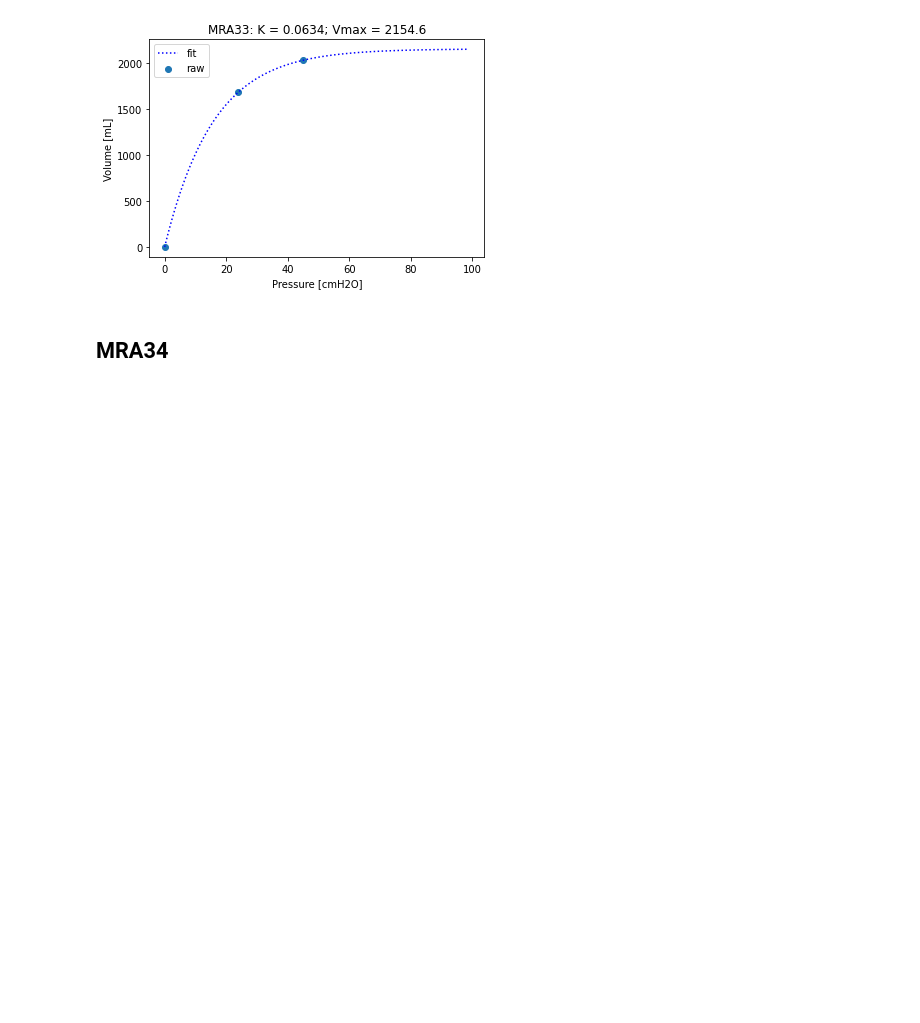
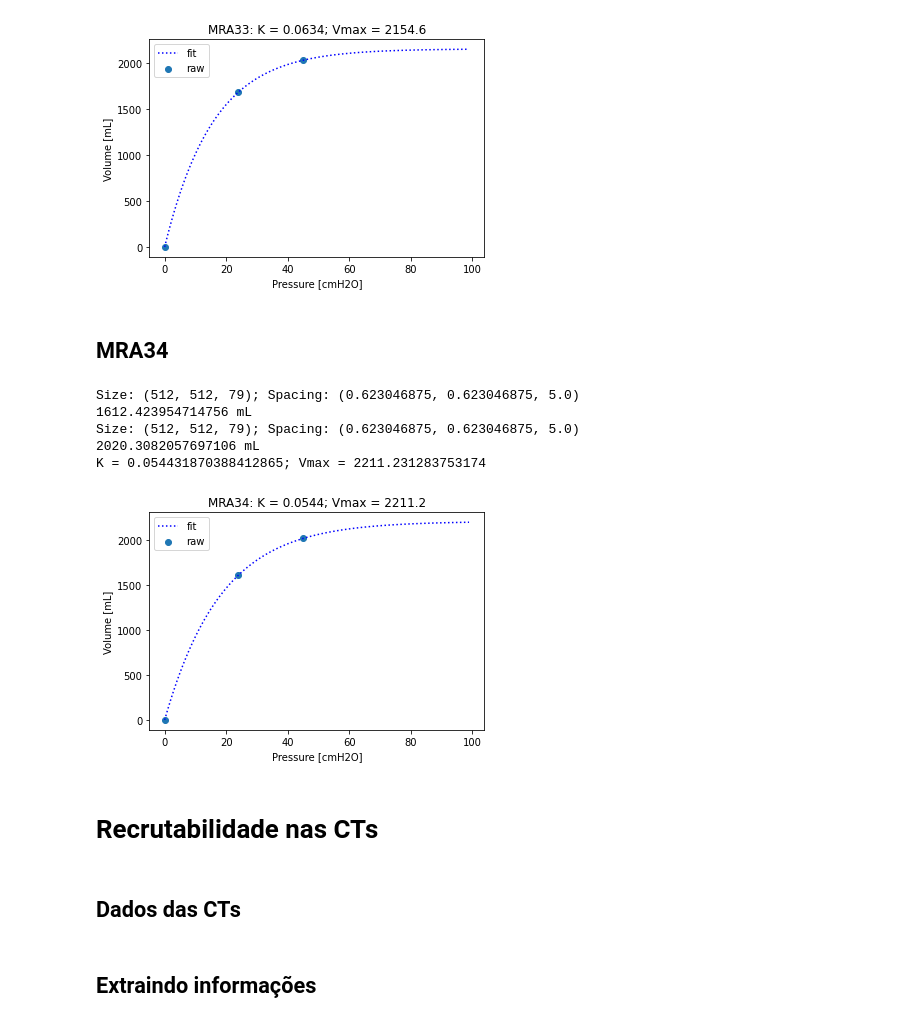
Before and after one commit to edlbcamargo/recrutabilidade, a Jupyter notebook: volume_referencia/volume_referencia.ipynb, the cells around one changed output. Saved outputs shown, nothing was run; the diff lists cells and outputs as text; code cells hidden in the pictures; blank space fills up the shorter version.

```diff
--- a/volume_referencia/volume_referencia.ipynb
+++ b/volume_referencia/volume_referencia.ipynb
@@ -260,0 +237,15 @@ K = 0.0634304706003319; Vmax = 2154.5650333633625
+# %%
+pasta_pos = '/mnt/hdsda3/arquivos/Recrutamento/CT_data_organizado/MRA_34/Recrut_pos/Vol_Recru_Pos_50_mm_10'    # CTvol 1684 mL
+pasta_R3 = '/mnt/hdsda3/arquivos/Recrutamento/CT_data_organizado/MRA_34/Recrut_pos/Vol_Recru_3_50_mm_8'       # CTvol 2030 mL
+_= ctf.ajusta_exponencial_recrutamento(pasta_pos, pasta_R3, 'MRA34')
+# %% [output]
+Size: (512, 512, 79); Spacing: (0.623046875, 0.623046875, 5.0)
+1612.423954714756 mL
+Size: (512, 512, 79); Spacing: (0.623046875, 0.623046875, 5.0)
+2020.3082057697106 mL
+K = 0.054431870388412865; Vmax = 2211.231283753174
+[figure, added]
+# %% [markdown]
+# Recrutabilidade nas CTs
+# %% [markdown]
+## Dados das CTs
@@ -260,0 +345,2 @@ K = 0.0634304706003319; Vmax = 2154.5650333633625
+# %% [markdown]
+## Extraindo informações
```
Also changed, not shown: parts of 25 cells of this notebook, 2 other files.
